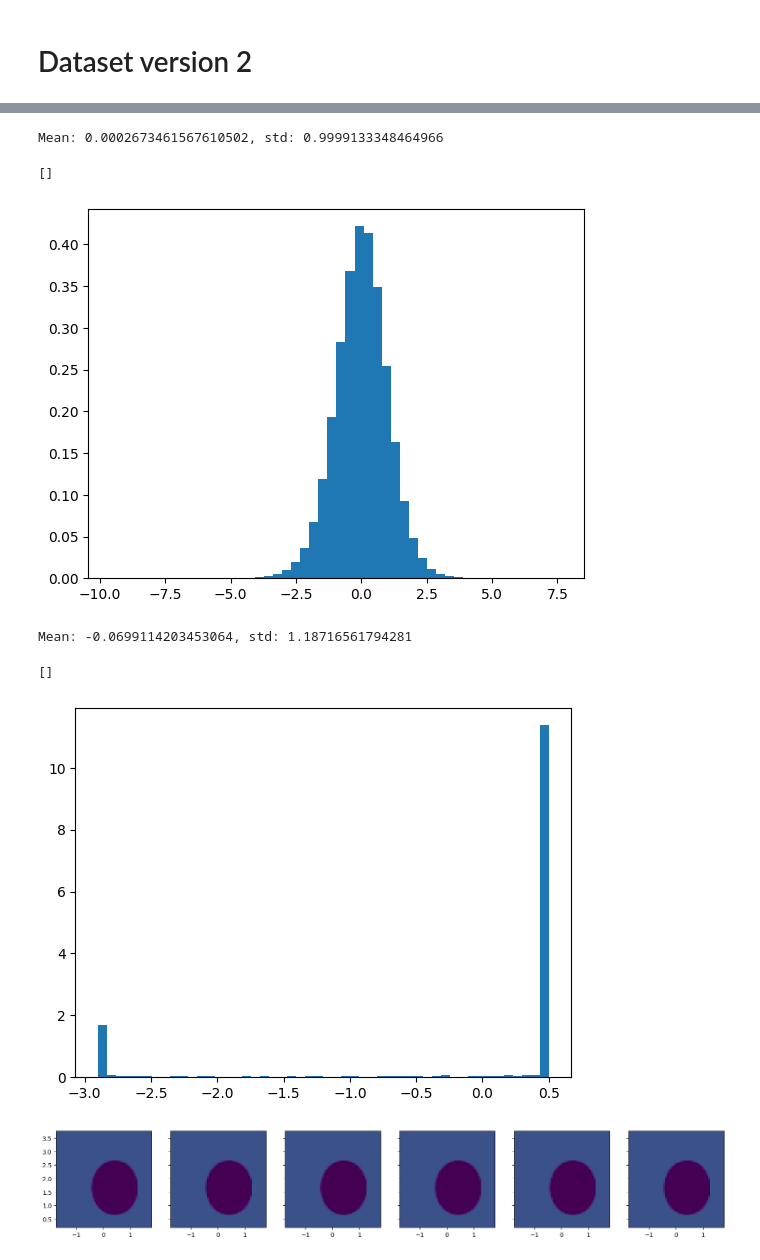
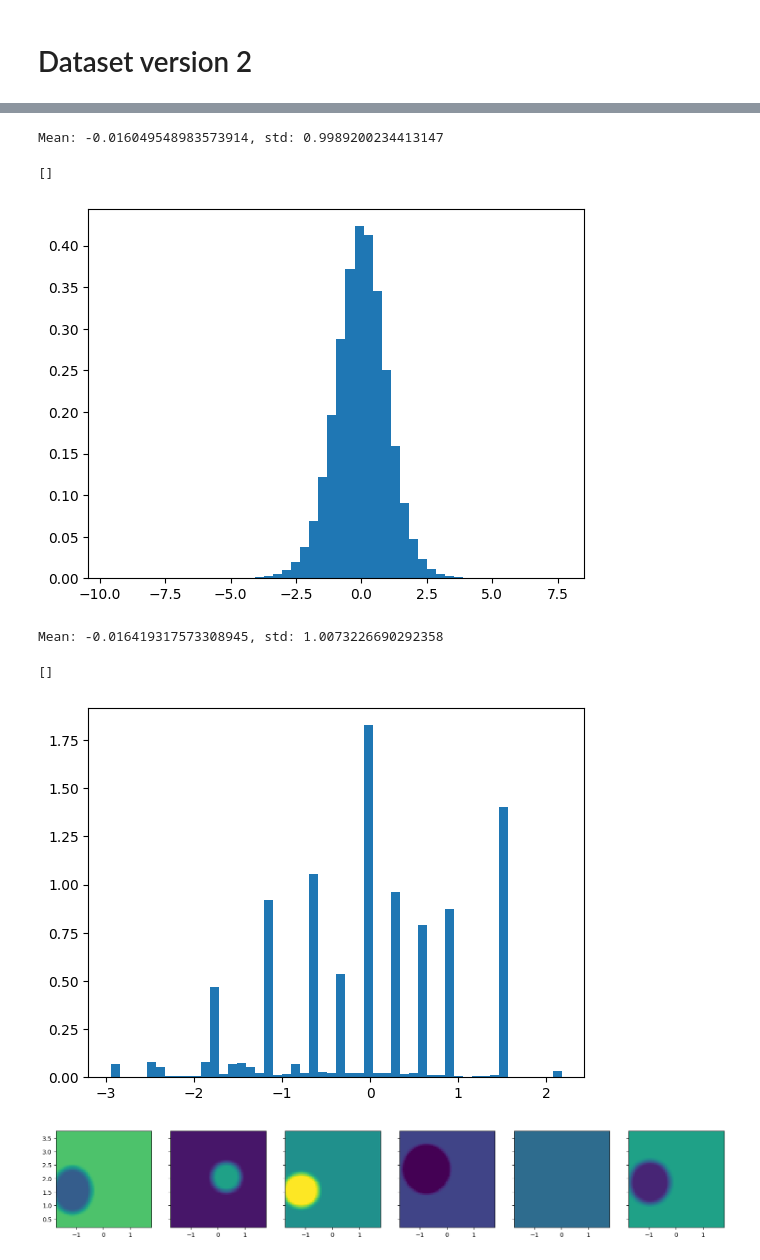
Before and after one commit to SebastianMerino/DL-Attenuation, a Jupyter notebook: testing/exploring_training.ipynb, the cells around one changed output, grey strips where cells are left out. Drawn from its saved outputs; the diff is of its cells as text; code cells hidden in the pictures.

```diff
--- a/testing/exploring_training.ipynb
+++ b/testing/exploring_training.ipynb
@@ -177,8 +177,7 @@ class CustomDataset(Dataset):
         ])
         output_transforms = transforms.Compose([
             torch.Tensor,
-            # transforms.Normalize(0.993,0.119)
-            transforms.Normalize(1,0.1)
+            transforms.Normalize(0.95,0.17)
         ])
         x = input_transforms(x)
         y = output_transforms(y)
@@ -216,23 +216,23 @@ print(f"Mean: {data_vec.mean()}, std: {data_vec.std()}")
 plt.hist(data_vec, 50, density=True)
 plt.plot()
 # %% [output]
-Mean: 0.0002673461567610502, std: 0.9999133348464966
+Mean: -0.016049548983573914, std: 0.9989200234413147
 []
-[figure, old version]
+[figure, new version]
 # %%
 data_vec = y.numpy().flatten()
 print(f"Mean: {data_vec.mean()}, std: {data_vec.std()}")
 plt.hist(data_vec, 50, density=True)
 plt.plot()
 # %% [output]
-Mean: -0.0699114203453064, std: 1.18716561794281
+Mean: -0.016419317573308945, std: 1.0073226690292358
 []
-[figure, old version]
+[figure, new version]
 # %%
 fig, ax = plt.subplots(nrows=1, ncols=6, sharex=True, sharey=True, figsize=(20, 5))
 for i in range(len(ax)):
-    channel_data = y[i, :, :,].squeeze().numpy()
-    ax[i].imshow(channel_data, extent=extent_ACS, vmin=0, vmax=2)
+    channel_data = y[i, :, :,:].squeeze().numpy()
+    ax[i].imshow(channel_data, extent=extent_ACS, vmin=-2, vmax=2)
 plt.show()
 # %% [output]
-[figure, old version]
+[figure, new version]
```
Also changed, not shown: parts of 7 cells of this notebook, 2 other files.
